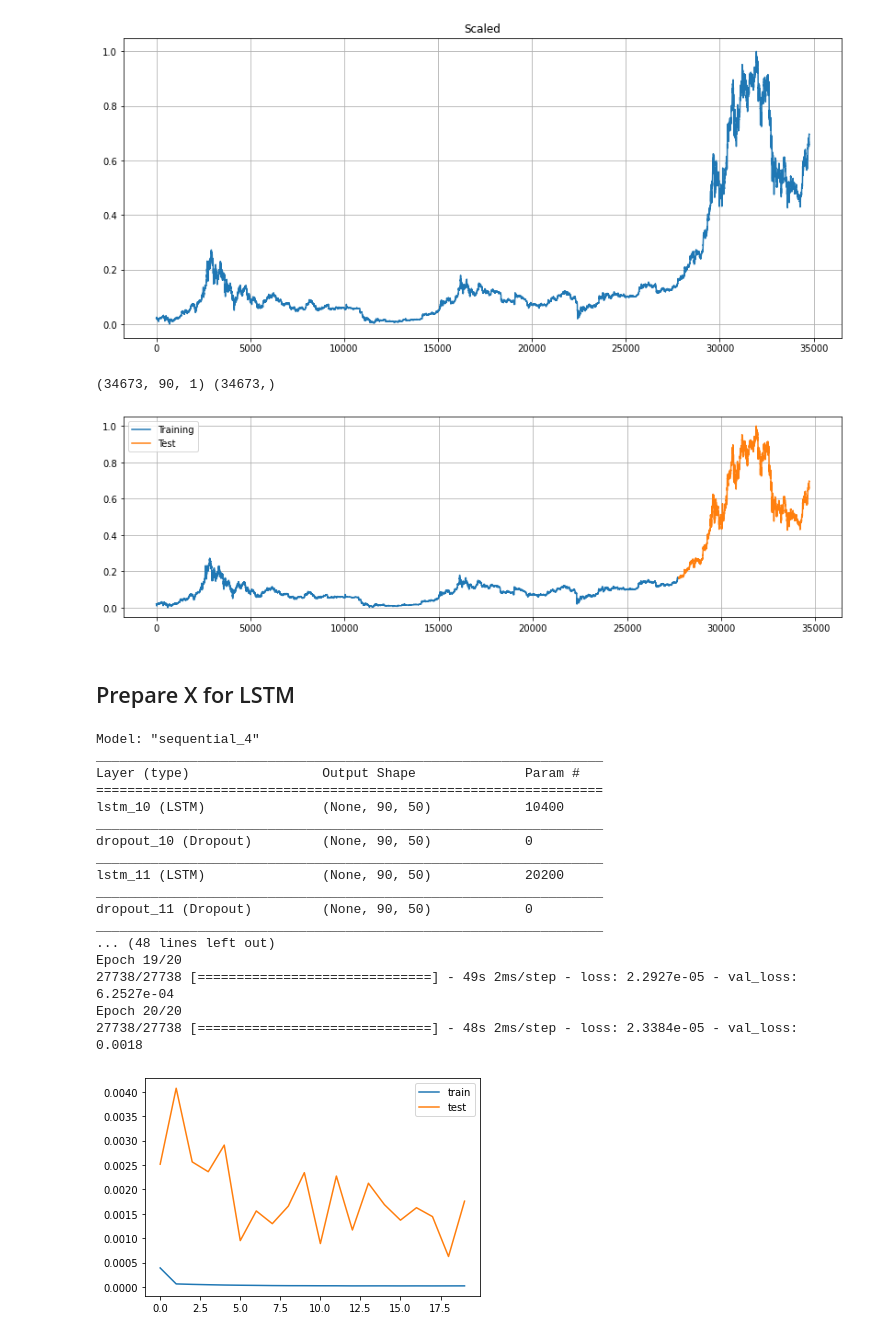
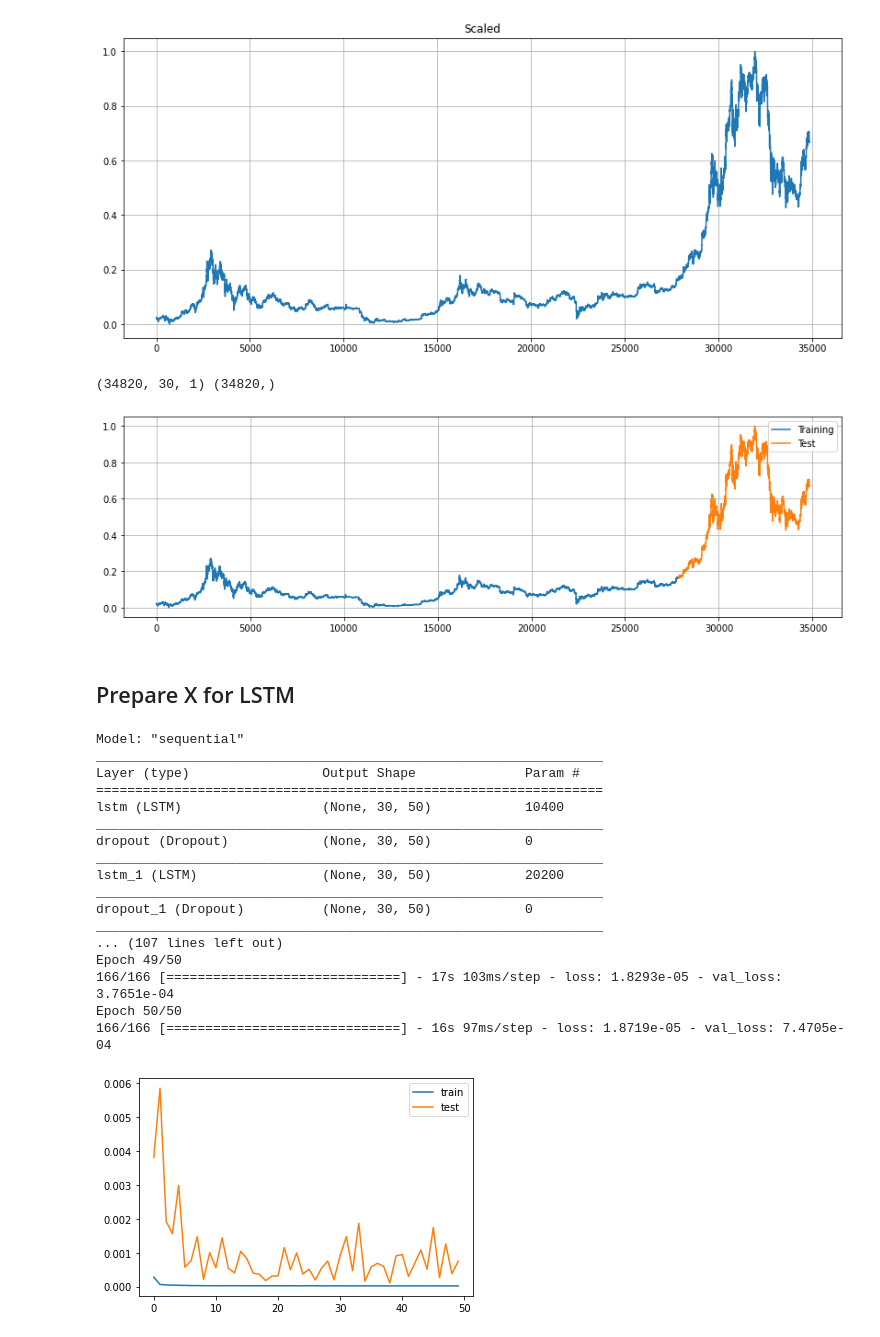
Before and after one commit to evandroagnes/cryptocurrencies-trading, a Jupyter notebook: cryptocurrencies_price_prediction.ipynb, the cells around one changed output. Drawn from its saved outputs; the diff is of its cells as text; code cells hidden in the pictures.

```diff
--- a/cryptocurrencies_price_prediction.ipynb
+++ b/cryptocurrencies_price_prediction.ipynb
@@ -29,13 +40,15 @@ pair = 'BTCUSDT'
 # valid intervals - 1min, 3min, 5min, 15min, 30min, 1H, 2H, 4H, 6H, 8H, 12H, 1D, 3D, 1W, 1M
 interval = '1H'
 # %%
+from binance_utils import init
 from trade_utils import get_data
 
-data = get_data(pair, interval)
+client = init()
+data = get_data(client, pair, interval)
 # %%
 # Last column must be the target
 COLUMNS = ['ClosePrice']
-N_STEPS = 90
+N_STEPS = 30
 N_FEATURES = len(COLUMNS)
 
 data = data[COLUMNS].copy()
@@ -71,7 +84,7 @@ from machine_learning_utils import split_sequence
 X, y = split_sequence(data_scaled, N_STEPS)
 print(X.shape, y.shape)
 # %% [output]
-(34673, 90, 1) (34673,)
+(34820, 30, 1) (34820,)
 # %%
 # Obtain the features and target for the 'train_data' and 'test_data' without shuffling
 # shuffle is not correct to use in time-series analysis because the order of the data is mandatory
@@ -84,7 +97,7 @@ plt.plot(range(len(y_train), len(y)), y_test)
 plt.legend(["Training", "Test"])
 plt.grid()
 # %% [output]
-[figure, old version]
+[figure, new version]
 # %% [markdown]
 ## Prepare X for LSTM
 # %%
@@ -104,42 +117,42 @@ model.add(Dropout(0.2))
 model.add(LSTM(units = 50, return_sequences=True))
 model.add(Dropout(0.2))
 
 # LSTM layer
 model.add(LSTM(units = 50))
 model.add(Dropout(0.2))
 
 # Fully connected layer
 model.add(Dense(units = 1))
 
 print(model.summary())
 
 # Compiling the RNN
 model.compile(optimizer = 'adam', loss = 'mean_squared_error')
 
 # Fitting to the training set
-history = model.fit(X_train, y_train, epochs=20, batch_size=200, validation_data=(X_test, y_test))
+history = model.fit(X_train, y_train, epochs=50, batch_size=168, validation_data=(X_test, y_test))
 
 # plot history
 plt.plot(history.history['loss'], label='train')
 plt.plot(history.history['val_loss'], label='test')
 plt.legend()
 plt.show()
 # %% [output]
-Model: "sequential_4"
+Model: "sequential"
 _________________________________________________________________
 Layer (type)                 Output Shape              Param #
 =================================================================
-lstm_10 (LSTM)               (None, 90, 50)            10400
+lstm (LSTM)                  (None, 30, 50)            10400
 _________________________________________________________________
-dropout_10 (Dropout)         (None, 90, 50)            0
+dropout (Dropout)            (None, 30, 50)            0
 _________________________________________________________________
-lstm_11 (LSTM)               (None, 90, 50)            20200
+lstm_1 (LSTM)                (None, 30, 50)            20200
 _________________________________________________________________
-dropout_11 (Dropout)         (None, 90, 50)            0
+dropout_1 (Dropout)          (None, 30, 50)            0
 _________________________________________________________________
-... (48 lines left out)
-Epoch 19/20
-27738/27738 [==============================] - 49s 2ms/step - loss: 2.2927e-05 - val_loss: 6.2527e-04
-Epoch 20/20
-27738/27738 [==============================] - 48s 2ms/step - loss: 2.3384e-05 - val_loss: 0.0018
+... (107 lines left out)
+Epoch 49/50
+166/166 [==============================] - 17s 103ms/step - loss: 1.8293e-05 - val_loss: 3.7651e-04
+Epoch 50/50
+166/166 [==============================] - 16s 97ms/step - loss: 1.8719e-05 - val_loss: 7.4705e-04
-[figure, old version]
+[figure, new version]
```
Also changed, not shown: parts of 5 cells of this notebook, 4 other files.
